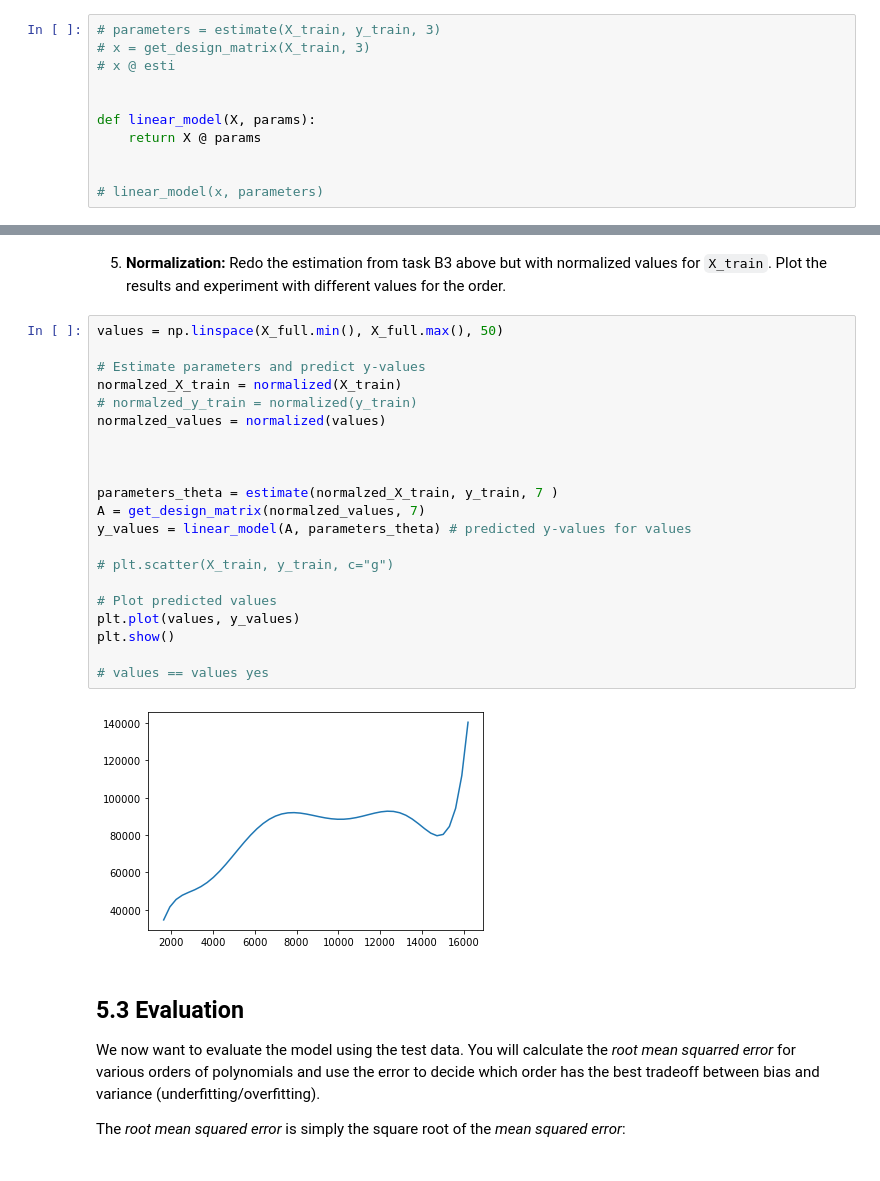
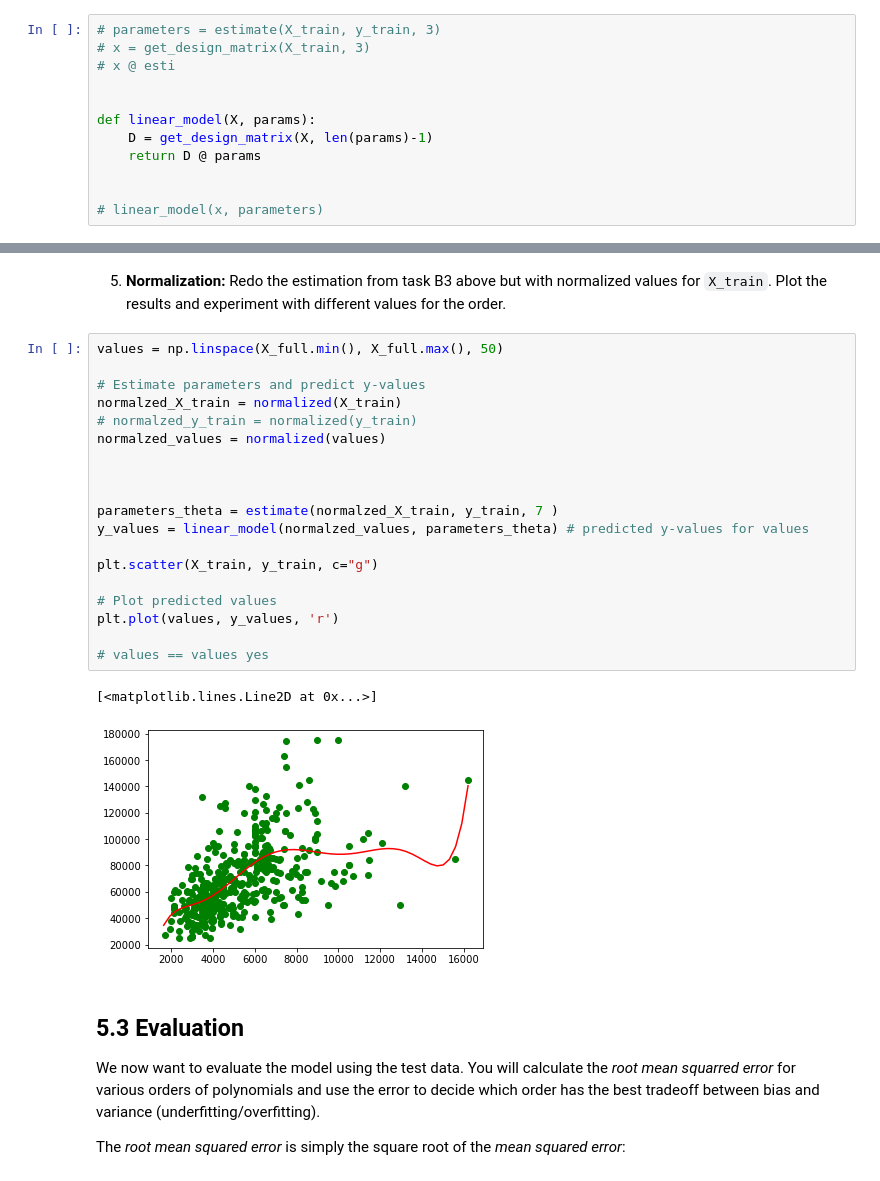
Before and after one commit to amir-souri/ML_exercises, a Jupyter notebook: EX5/Regression.ipynb, the cells around one changed output, grey strips where cells are left out. Cells and saved outputs as stored; diff of their text form.

```diff
--- a/EX5/Regression.ipynb
+++ b/EX5/Regression.ipynb
@@ -113,7 +113,8 @@ def estimate(X, y, order):
 
 
 def linear_model(X, params):
-    return X @ params
+    D = get_design_matrix(X, len(params)-1)
+    return D @ params
 
 
 # linear_model(x, parameters)
@@ -155,26 +156,25 @@ def unnormalized(X):
 # %%
 values = np.linspace(X_full.min(), X_full.max(), 50)
 
 # Estimate parameters and predict y-values
 normalzed_X_train = normalized(X_train)
 # normalzed_y_train = normalized(y_train)
 normalzed_values = normalized(values)
 
 
 
 parameters_theta = estimate(normalzed_X_train, y_train, 7 )
-A = get_design_matrix(normalzed_values, 7)
-y_values = linear_model(A, parameters_theta) # predicted y-values for values
+y_values = linear_model(normalzed_values, parameters_theta) # predicted y-values for values
 
-# plt.scatter(X_train, y_train, c="g")
+plt.scatter(X_train, y_train, c="g")
 
 # Plot predicted values
-plt.plot(values, y_values)
-plt.show()
+plt.plot(values, y_values, 'r')
 
 # values == values yes
 # %% [output]
+[<matplotlib.lines.Line2D at 0x...>]
-[figure, old version]
+[figure, new version]
 # %% [markdown]
 ## 5.3 Evaluation
 We now want to evaluate the model using the test data. You will calculate the *root mean squarred error* for various orders of polynomials and use the error to decide which order has the best tradeoff between bias and variance (underfitting/overfitting).
```
Also changed, not shown: parts of 7 cells of this notebook.
